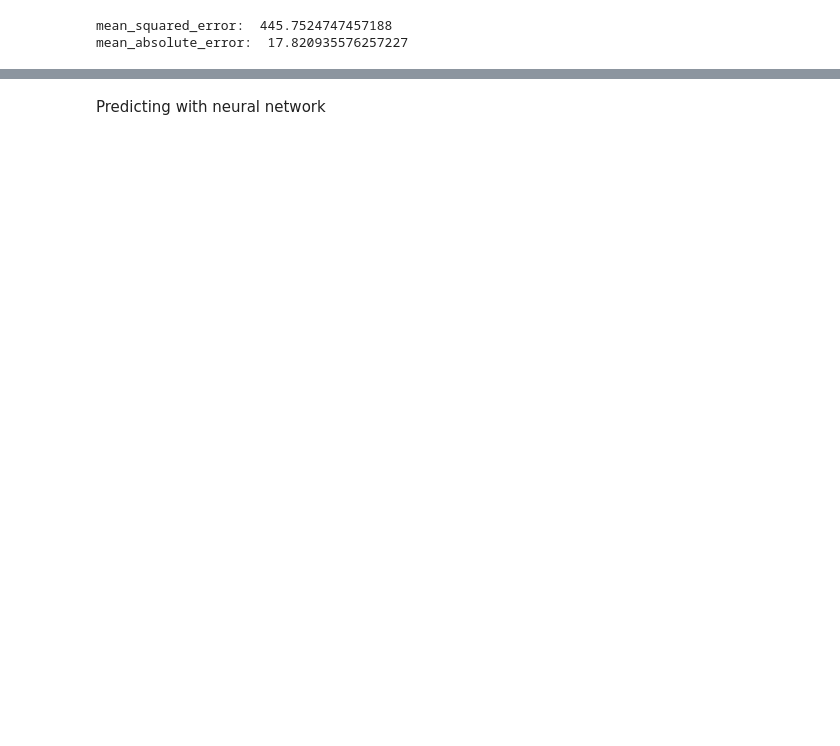
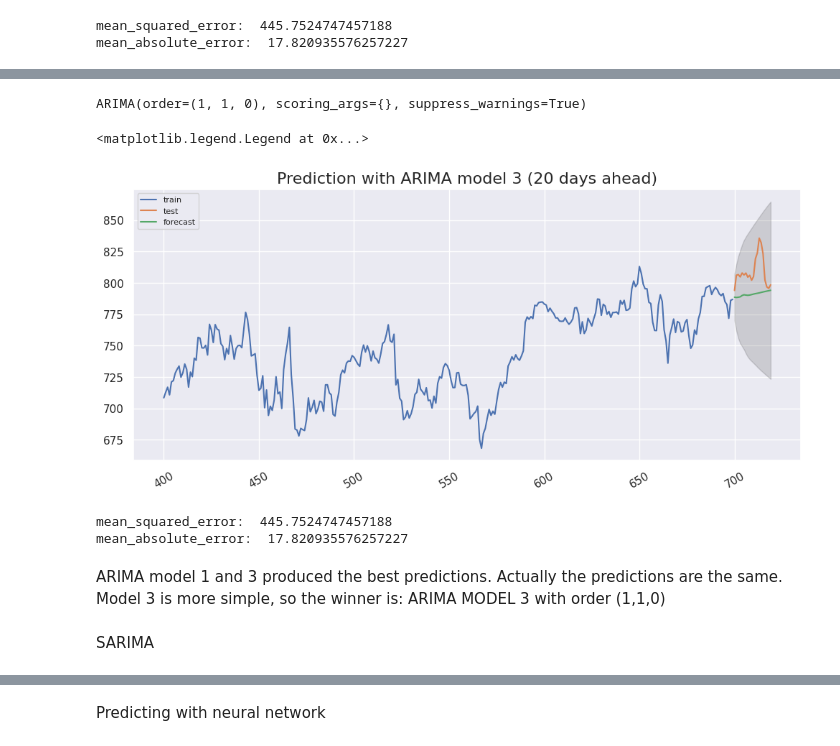
Before and after one commit to vbanai/Time-series-analysis, a Jupyter notebook: StockExchange.ipynb, the cells around one changed output, grey strips where cells are left out. Drawn from its saved outputs; the diff is of its cells as text; code cells hidden in the pictures; blank space fills up the shorter version.

```diff
--- a/StockExchange.ipynb
+++ b/StockExchange.ipynb
@@ -1080,0 +1145,9 @@ mean_absolute_error:  17.820935576257227
+# %%
+train=dataset_Google['close'][:700]
+test=dataset_Google['close'][700:]
+# %%
+model=pm.auto_arima(dataset_Google['close'],
+            seasonal=False,
+            start_p=0, start_q=0, max_order=10, test='adf', error_action='ignore',
+            supress_warnings=True,
+            stepwise=True, trae=True)
@@ -1080,0 +1180,4 @@ mean_absolute_error:  17.820935576257227
+# %%
+model.fit(train)
+# %% [output]
+ARIMA(order=(1, 1, 0), scoring_args={}, suppress_warnings=True)
@@ -1080,0 +1186,37 @@ mean_absolute_error:  17.820935576257227
+# %%
+lower=pd.Series(predictions[2][:,0], index=test[:20].index)
+upper=pd.Series(predictions[2][:,1], index=test[:20].index)
+forecast=pd.Series(predictions[0], index=test[:20].index)
+
+
+#lower_conversiontolist=lower.to_numpy('str').tolist()
+#upper_conversiontolist=upper.to_numpy('str').tolist()
+
+#a=[float(i) for x in lower_conversiontolist for i in x]
+#b=[float(i) for x in upper_conversiontolist for i in x]
+
+plt.figure(figsize=(12,5), dpi=100)
+plt.plot(train[-300:], label='train')
+plt.plot(test[:20], label='test')
+plt.plot(forecast, label='forecast')
+plt.fill_between(lower.index, y1=lower, y2=upper,
+                 color='k', alpha=.15)
+plt.xticks(rotation = 30)
+plt.title("Prediction with ARIMA model 3 (20 days ahead)", fontsize=16)
+plt.legend(loc='upper left', fontsize=8)
+# %% [output]
+<matplotlib.legend.Legend at 0x...>
+[figure, added]
+# %%
+import tensorflow as tf
+from tensorflow import keras
+
+print("mean_squared_error: ", keras.metrics.mean_squared_error(test[:20], predictions[0]).numpy())
+print("mean_absolute_error: ", keras.metrics.mean_absolute_error(test[:20], predictions[0]).numpy())
+# %% [output]
+mean_squared_error:  445.7524747457188
+mean_absolute_error:  17.820935576257227
+# %% [markdown]
+ARIMA model 1 and 3 produced the best predictions. Actually the predictions are the same. Model 3 is more simple, so the winner is: ARIMA MODEL 3 with order (1,1,0)
+# %% [markdown]
+SARIMA
```
Also changed, not shown: parts of 79 cells of this notebook.
